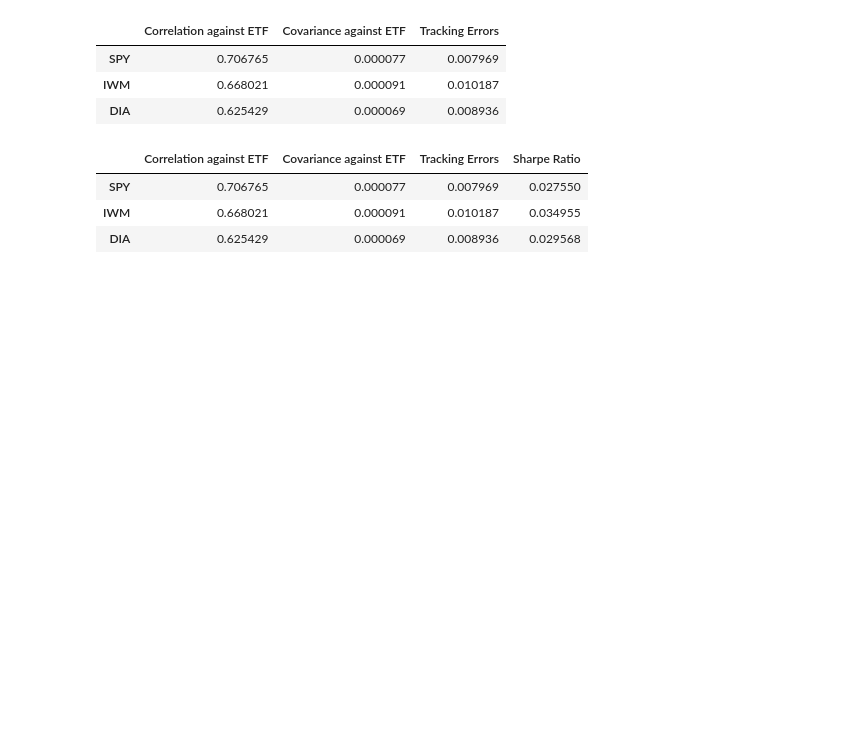
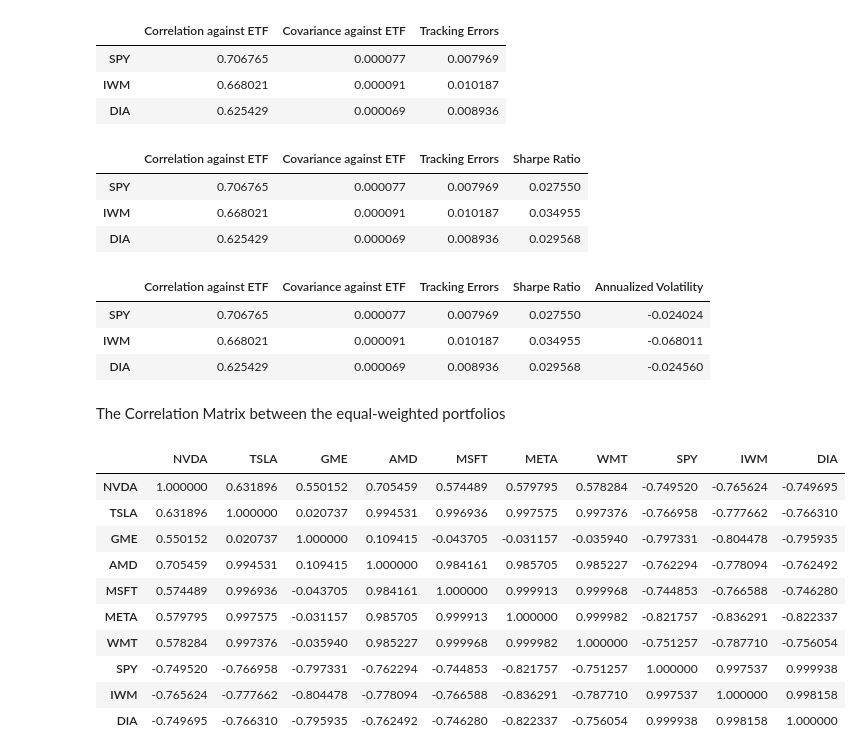
Before and after one commit to steven-chu/Portfolio-Analysis-Project-Assignment, a Jupyter notebook: script.ipynb, the cells around one changed output. Cells and saved outputs as stored; diff of their text form; code cells hidden in the pictures; blank space fills up the shorter version.

Commit message:
Correlation Matrix Added

```diff
--- a/script.ipynb
+++ b/script.ipynb
@@ -315,3 +317,63 @@ etf_portfolio
 | SPY | 0.706765 | 0.000077 | 0.007969 | 0.027550 |
 | IWM | 0.668021 | 0.000091 | 0.010187 | 0.034955 |
 | DIA | 0.625429 | 0.000069 | 0.008936 | 0.029568 |
+# %%
+# Annualized Volatlity
+# Comparing asset portfolio to benchmark (ETF) portfolio
+# portfolio volatility - etf volatility
+
+'''
+**REFERENCE CODE SO I DON'T HAVE TO SCROLL UP
+
+portfolio['Annualized Volatility'] = data.pct_change()[-63:].std() * np.sqrt(252)
+portfolio
+'''
+
+etf_portfolio['Annualized Volatility'] = [(returns['Portfolio'][252:].std())*(np.sqrt(252)) - (returns[etf][252:].std())*(np.sqrt(252)) for etf in etfs]
+etf_portfolio
+# %% [output]
+|  | Correlation against ETF | Covariance against ETF | Tracking Errors | Sharpe Ratio | Annualized Volatility |
+| SPY | 0.706765 | 0.000077 | 0.007969 | 0.027550 | -0.024024 |
+| IWM | 0.668021 | 0.000091 | 0.010187 | 0.034955 | -0.068011 |
+| DIA | 0.625429 | 0.000069 | 0.008936 | 0.029568 | -0.024560 |
+# %%
+# Thanks ChatGPT for making it easy to input the values
+# I could have used Matplotlib/Seaborn to make it easier to create a correlation matrix but I wanted to strictly use 3 libraries only for this project
+
+asset_portfolio = {
+    'NVDA': [0.07, 0.634418, 2.214848, 1.839605, 2.376997, 42.095012, 43.106507, 43.763331, 46.248776],
+    'TSLA': [0.07, 0.557269, 1.780724, 1.539481, 1.788735, 313.493467, 329.974925, 19.997282, 35.586455],
+    'GME': [0.07, 0.746471, 1.957305, 1.972465, 2.045533, 2.398628, 2.521421, 1.945622, 11.408341],
+    'AMD': [0.07, 0.642289, 2.067816, 1.721387, 2.218046, 152.996285, 156.500007, 21.529941, 36.545064],
+    'MSFT': [0.07, 0.400705, 1.259122, 0.916869, 1.393819, 1338.645560, 1353.504558, 6.677201, 22.608419],
+    'META': [0.07, 0.716671, 1.702263, 1.337453, 1.773996, 251.827006, 255.505948, 1.410556, 9.197255],
+    'WMT': [0.07, 0.246433, 0.428176, 0.265739, 0.570775, 316.223712, 319.981791, 1.320966, 8.784466]
+}
+
+benchmark_portfolio = {
+    'SPY': [0.706765, 0.000077, 0.007969, 0.027550, -0.024024],
+    'IWM': [0.668021, 0.000091, 0.010187, 0.034955, -0.068011],
+    'DIA': [0.625429, 0.000069, 0.008936, 0.029568, -0.024560]
+}
+
+df_asset = pd.DataFrame(asset_portfolio)
+df_benchmark = pd.DataFrame(benchmark_portfolio)
+
+combined_portfolios = pd.concat([df_asset, df_benchmark],axis=1)
+coMatrix = combined_portfolios.corr()
+# %% [markdown]
+The Correlation Matrix between the equal-weighted portfolios
+# %%
+coMatrix
+# %% [output]
+|  | NVDA | TSLA | GME | AMD | MSFT | META | WMT | SPY | IWM | DIA |
+| NVDA | 1.000000 | 0.631896 | 0.550152 | 0.705459 | 0.574489 | 0.579795 | 0.578284 | -0.749520 | -0.765624 | -0.749695 |
+| TSLA | 0.631896 | 1.000000 | 0.020737 | 0.994531 | 0.996936 | 0.997575 | 0.997376 | -0.766958 | -0.777662 | -0.766310 |
+| GME | 0.550152 | 0.020737 | 1.000000 | 0.109415 | -0.043705 | -0.031157 | -0.035940 | -0.797331 | -0.804478 | -0.795935 |
+| AMD | 0.705459 | 0.994531 | 0.109415 | 1.000000 | 0.984161 | 0.985705 | 0.985227 | -0.762294 | -0.778094 | -0.762492 |
+| MSFT | 0.574489 | 0.996936 | -0.043705 | 0.984161 | 1.000000 | 0.999913 | 0.999968 | -0.744853 | -0.766588 | -0.746280 |
+| META | 0.579795 | 0.997575 | -0.031157 | 0.985705 | 0.999913 | 1.000000 | 0.999982 | -0.821757 | -0.836291 | -0.822337 |
+| WMT | 0.578284 | 0.997376 | -0.035940 | 0.985227 | 0.999968 | 0.999982 | 1.000000 | -0.751257 | -0.787710 | -0.756054 |
+| SPY | -0.749520 | -0.766958 | -0.797331 | -0.762294 | -0.744853 | -0.821757 | -0.751257 | 1.000000 | 0.997537 | 0.999938 |
+| IWM | -0.765624 | -0.777662 | -0.804478 | -0.778094 | -0.766588 | -0.836291 | -0.787710 | 0.997537 | 1.000000 | 0.998158 |
+| DIA | -0.749695 | -0.766310 | -0.795935 | -0.762492 | -0.746280 | -0.822337 | -0.756054 | 0.999938 | 0.998158 | 1.000000 |
```
Also changed, not shown: parts of 2 cells of this notebook.
